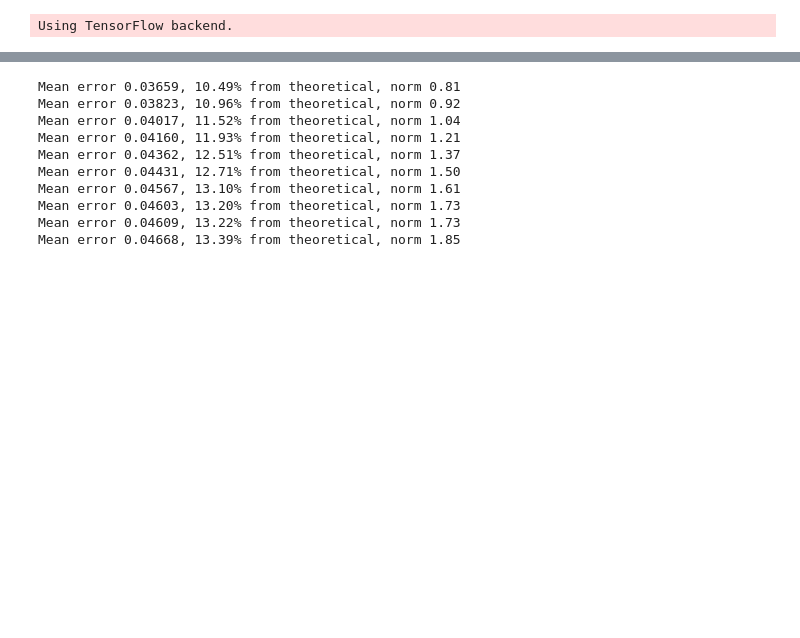
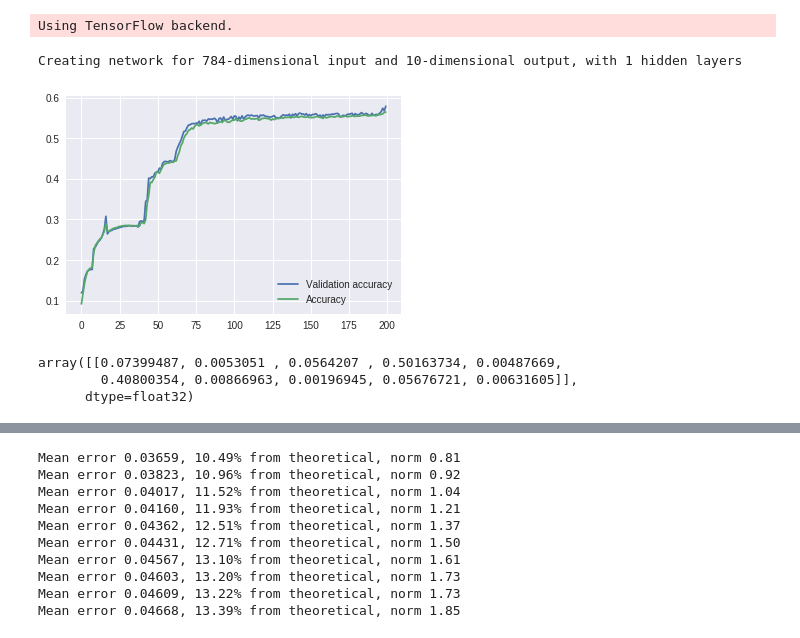
Before and after one commit to LPD-EPFL/nn-fault-tolerance, a Jupyter notebook: DropoutErrorVarianceKerasColab.ipynb, the cells around one changed output, grey strips where cells are left out. Drawn from its saved outputs; the diff is of its cells as text; code cells hidden in the pictures; blank space fills up the shorter version.

```diff
--- a/DropoutErrorVarianceKerasColab.ipynb
+++ b/DropoutErrorVarianceKerasColab.ipynb
@@ -319,0 +325,11 @@ class MNISTExperiment(Experiment):
+# %%
+e = MNISTExperiment(N = [10], P = 0.001, epochs = 200, KLips = 1, do_print = True)
+# %% [output]
+Creating network for 784-dimensional input and 10-dimensional output, with 1 hidden layers
+[figure, added]
+# %%
+e.model.predict(e.x_train[0:1])
+# %% [output]
+array([[0.07399487, 0.0053051 , 0.0564207 , 0.50163734, 0.00487669,
+        0.40800354, 0.00866963, 0.00196945, 0.05676721, 0.00631605]],
+      dtype=float32)
```
Also changed, not shown: parts of 6 cells of this notebook.
